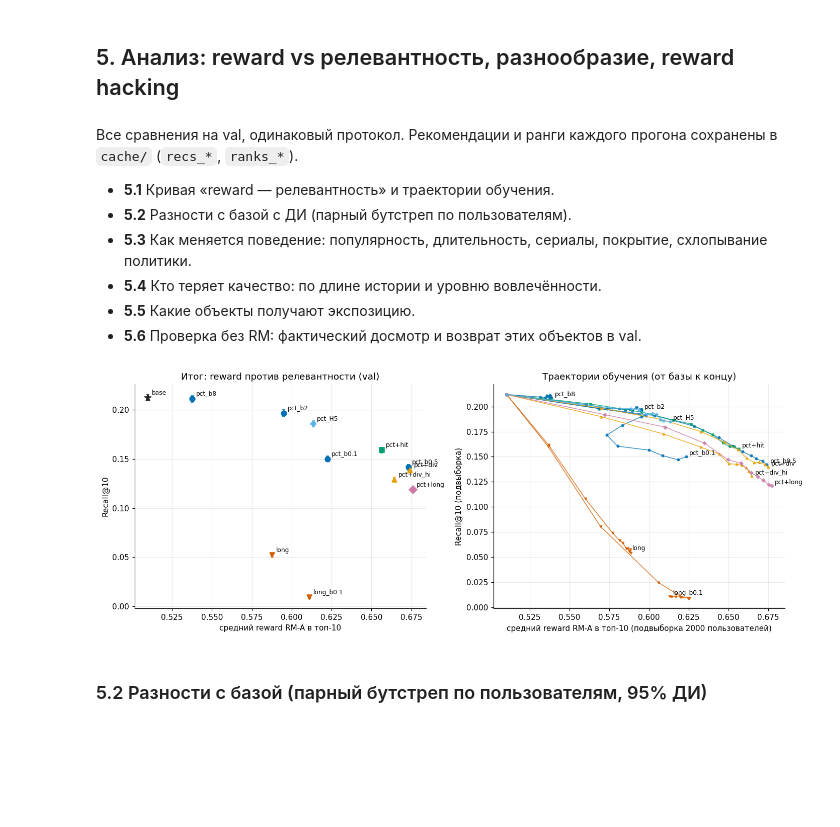
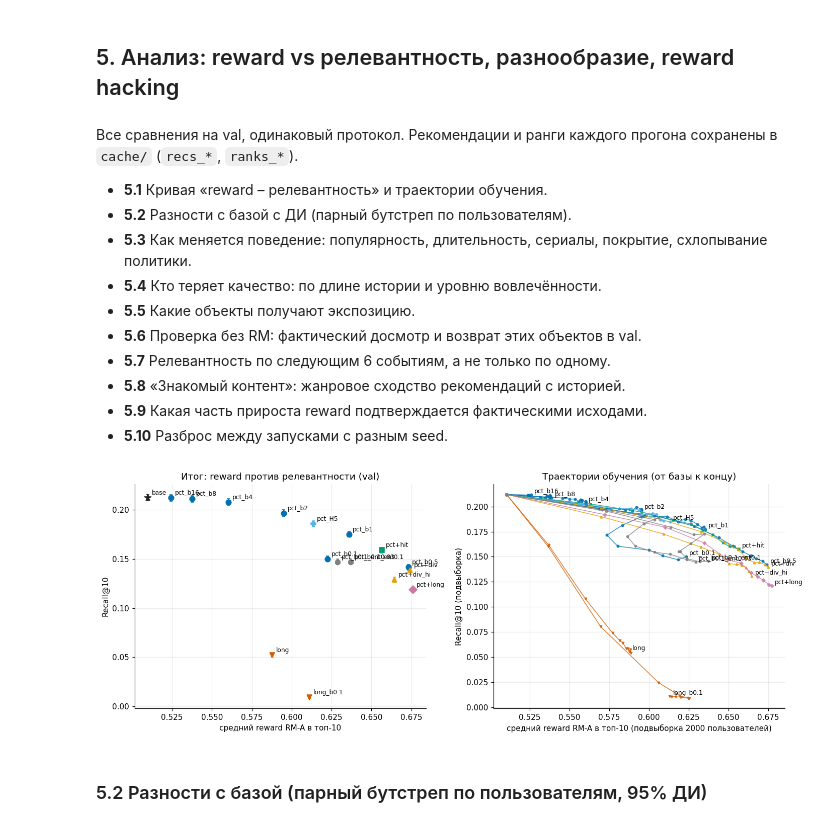
Before and after one commit to 404iq/recsys-rl-finetuning, a Jupyter notebook: solution.ipynb, the cells around one changed output. Saved outputs shown, nothing was run; the diff lists cells and outputs as text; code cells hidden in the pictures; blank space fills up the shorter version.

```diff
--- a/solution.ipynb
+++ b/solution.ipynb
@@ -794,7 +807,7 @@ def quick_eval(model, n=2000):
     r, rec = evaluate(gpt_scores(model), "val", limit=n)
     return float((r <= 10).mean()), float(reward_at_k(rec, "val", limit=n)["RM-A"].mean())
 
-def rl_train(name, reward, beta, H=1, gamma=0.9, seed=0, **over):
+def rl_train(name, reward, beta, H=1, gamma=0.9, seed=0, ent_coef=0.0, **over):
     c = {**RL_CFG, **over}; B, G = c["B"], c["G"]
     rng = np.random.default_rng(seed); torch.manual_seed(seed)
     policy = new_model(); policy.load_state_dict(base.state_dict()); policy.eval()
@@ -805,18 +818,18 @@ def rl_train(name, reward, beta, H=1, gamma=0.9, seed=0, **over):
             rec10, rw = quick_eval(policy); log.append(dict(step=step, val_recall10_sub=rec10, val_rmA_top10=rw))
         if step == c["steps"]: break
         ctx, clen, cpct, target = (x.repeat_interleave(G, 0) for x in sample_contexts(B, rng))
-        R = torch.zeros(len(ctx), device=DEVICE); logp_sum = torch.zeros_like(R); kl_sum = torch.zeros_like(R); ent0 = hit0 = None
+        R = torch.zeros(len(ctx), device=DEVICE); logp_sum = torch.zeros_like(R); kl_sum = torch.zeros_like(R); ent_sum = torch.zeros_like(R); ent0 = hit0 = None
         for t in range(H):
             lg = masked_logits(policy, ctx, clen)
             with torch.no_grad(): lq = F.log_softmax(masked_logits(base, ctx, clen), -1)
             lp = F.log_softmax(lg, -1); p = lp.exp()
             a = torch.multinomial(p.detach(), 1)[:, 0]
-            logp_sum += lp.gather(1, a[:, None])[:, 0]; kl_sum += (p * (lp - lq)).sum(1)
+            logp_sum += lp.gather(1, a[:, None])[:, 0]; kl_sum += (p * (lp - lq)).sum(1); ent_sum += -(p * lp).sum(1)
             R += gamma ** t * step_reward(reward, a, ctx, clen, cpct, target if t == 0 else None)
             if t == 0: ent0, hit0 = float(-(p * lp).sum(1).mean().detach()), float((a == target).float().mean())
             ctx, cpct, clen = append_tok(ctx, clen, cpct, a)
         A = R.view(B, G) - R.view(B, G).mean(1, keepdim=True); A = (A / (A.std() + 1e-6)).view(-1)
-        loss = -(A.detach() * logp_sum).mean() + beta * kl_sum.mean()
+        loss = -(A.detach() * logp_sum).mean() + beta * kl_sum.mean() - ent_coef * ent_sum.mean()
         opt.zero_grad(set_to_none=True); loss.backward(); torch.nn.utils.clip_grad_norm_(policy.parameters(), 1.0); opt.step()
         log[-1].update(reward=float(R.mean()), kl=float(kl_sum.mean().detach()), entropy=ent0, sample_hit_rate=hit0)
         if step % c["log_every"] == 0: print(name, {k: round(v, 4) for k, v in log[-1].items()})
@@ -846,5 +861,5 @@ pilot {'step': 50, 'val_recall10_sub': 0.191, 'val_rmA_top10': 0.6036, 'reward':
 # %%
-BETAS = (0.1, 0.5, 2.0, 8.0)
+BETAS = (0.1, 0.5, 1.0, 2.0, 4.0, 8.0, 16.0)
 RL_RUNS = {f"pct_b{b:g}": dict(reward=dict(w_pct=1), beta=b) for b in BETAS}
 RL_RUNS.update({
     "pct+hit": dict(reward=dict(w_pct=1, hit=0.5), beta=0.5),
@@ -854,7 +869,11 @@ RL_RUNS.update({
     "long_b0.1": dict(reward=dict(w_ret=1), beta=0.1),
     "pct+long": dict(reward=dict(w_pct=1, w_ret=1), beta=0.5),
     "pct_H5": dict(reward=dict(w_pct=1), beta=0.5, H=5, B=RL_CFG["B"] // 4),
+    "pct_b0.1_ent0.03": dict(reward=dict(w_pct=1), beta=0.1, ent_coef=0.03),   # бонус за энтропию против схлопывания
+    "pct_b0.1_ent0.1": dict(reward=dict(w_pct=1), beta=0.1, ent_coef=0.1),
 })
+for base_run in ("pct_b2", "pct_b8", "pct+hit"):                        # повторы с другим seed: разброс между запусками
+    for k in (1, 2): RL_RUNS[f"{base_run}_s{k}"] = dict(RL_RUNS[base_run], seed=k)
 rl_results, rl_errors = {"base": base_out}, {}
 for name, s_ in RL_RUNS.items():
     f = RESULTS/f"rl_{name}_{RUN_TAG}.json"
@@ -928,40 +953,47 @@ pct_H5 {'step': 225, 'val_recall10_sub': 0.186, 'val_rmA_top10': 0.6092, 'reward
 # %% [markdown]
 Все сравнения на val, одинаковый протокол. Рекомендации и ранги каждого прогона сохранены в `cache/` (`recs_*`, `ranks_*`).
 
-- **5.1** Кривая «reward — релевантность» и траектории обучения.
+- **5.1** Кривая «reward – релевантность» и траектории обучения.
 - **5.2** Разности с базой с ДИ (парный бутстреп по пользователям).
 - **5.3** Как меняется поведение: популярность, длительность, сериалы, покрытие, схлопывание политики.
 - **5.4** Кто теряет качество: по длине истории и уровню вовлечённости.
 - **5.5** Какие объекты получают экспозицию.
 - **5.6** Проверка без RM: фактический досмотр и возврат этих объектов в val.
+- **5.7** Релевантность по следующим 6 событиям, а не только по одному.
+- **5.8** «Знакомый контент»: жанровое сходство рекомендаций с историей.
+- **5.9** Какая часть прироста reward подтверждается фактическими исходами.
+- **5.10** Разброс между запусками с разным seed.
 # %%
 import matplotlib.pyplot as plt
 plt.rcParams.update({"figure.dpi": 110, "axes.spines.top": False, "axes.spines.right": False, "axes.grid": True,
                      "grid.alpha": .25, "font.size": 10})
 FAM = {"pct_b": ("#0072B2", "o"), "pct+hit": ("#009E73", "s"), "pct+div": ("#E69F00", "^"), "long": ("#D55E00", "v"),
        "pct+long": ("#CC79A7", "D"), "pct_H5": ("#56B4E9", "P")}
 def fam(name):
+    if "_ent" in name: return ("#7F7F7F", "h")
     for k in ("pct+long", "pct+hit", "pct+div", "pct_H5", "pct_b", "long"):
         if name.startswith(k): return FAM[k]
     return ("#444444", "o")
 
-runs = [n for n in rl_results if n != "base"]
+import re
+runs = [n for n in rl_results if n != "base" and not re.search(r"_s\d+$", n)]   # повторы по seed разбираются в 5.10
 ld = lambda kind, n, split="val": np.load(CACHE/f"{kind}_{n}_{split}_{RUN_TAG}.npy")
 logs = {n: pd.read_csv(RESULTS/f"rl_log_{n}_{RUN_TAG}.csv") for n in runs if (RESULTS/f"rl_log_{n}_{RUN_TAG}.csv").exists()}
 
 fig, ax = plt.subplots(1, 2, figsize=(13, 5))
 for n, r in rl_results.items():
+    if n != "base" and n not in runs: continue
     x = r["reward@10"]["RM-A"][0]; y, lo, hi = r["rank_metrics"]["Recall@10"]; col, mk = ("#222222", "*") if n == "base" else fam(n)
     ax[0].errorbar(x, y, yerr=[[y - lo], [hi - y]], fmt=mk, color=col, ms=9 if n == "base" else 7, capsize=2)
     ax[0].annotate(n, (x, y), textcoords="offset points", xytext=(5, 4), fontsize=8)
 ax[0].set(xlabel="средний reward RM-A в топ-10", ylabel="Recall@10", title="Итог: reward против релевантности (val)")
 for n, lg in logs.items():
     col, mk = fam(n); ax[1].plot(lg.val_rmA_top10, lg.val_recall10_sub, color=col, marker=mk, ms=3, lw=1, alpha=.8)
     ax[1].annotate(n, (lg.val_rmA_top10.iloc[-1], lg.val_recall10_sub.iloc[-1]), textcoords="offset points", xytext=(4, 2), fontsize=8)
 ax[1].set(xlabel="средний reward RM-A в топ-10 (подвыборка 2000 пользователей)", ylabel="Recall@10 (подвыборка)", title="Траектории обучения (от базы к концу)")
 plt.tight_layout(); plt.savefig(RESULTS/f"fig_pareto_{RUN_TAG}.png", dpi=130); plt.show()
 # %% [output]
-[figure, old version]
+[figure, new version]
 # %% [markdown]
 ### 5.2 Разности с базой (парный бутстреп по пользователям, 95% ДИ)
 # %%
```
Also changed, not shown: parts of 34 cells of this notebook, 39 other files.
